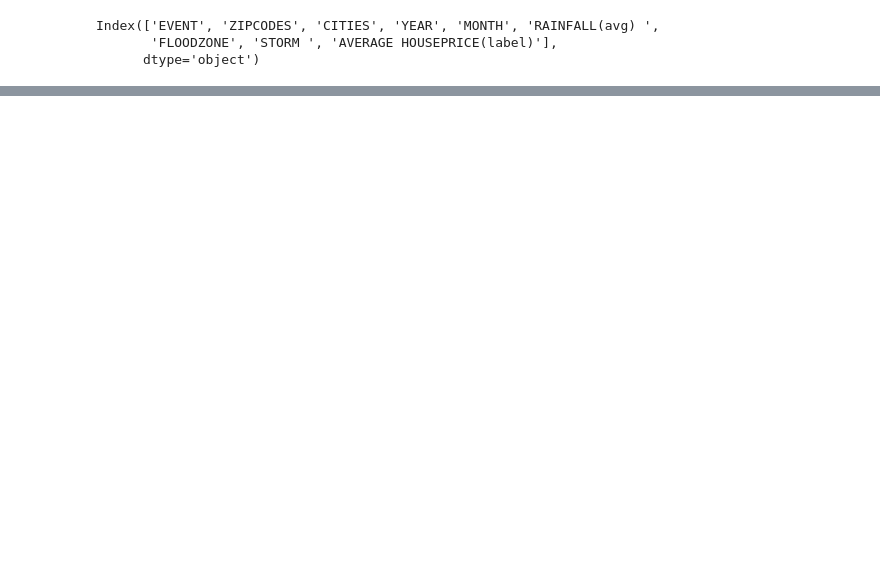
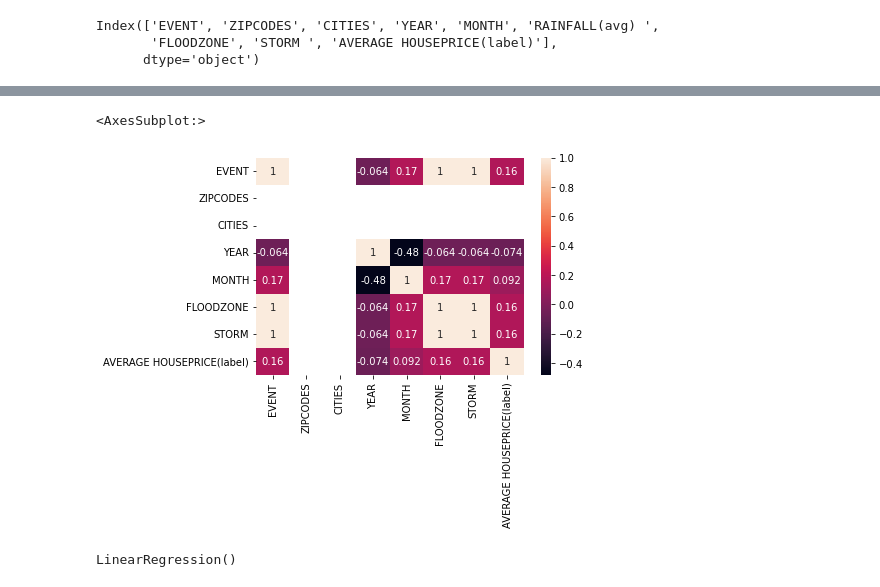
Before and after one commit to c-ramos/NJ_Flood_Risk_Capstone, a Jupyter notebook: NJCAPESTONE _HOUSEPRICE DATA.ipynb, the cells around one changed output, grey strips where cells are left out. Saved outputs shown, nothing was run; the diff lists cells and outputs as text; code cells hidden in the pictures; blank space fills up the shorter version.

Commit message:
explored the ML tool linear regression

```diff
--- a/NJCAPESTONE _HOUSEPRICE DATA.ipynb
+++ b/NJCAPESTONE _HOUSEPRICE DATA.ipynb
@@ -142,0 +203,5 @@ df
+# %%
+sns.heatmap(df.corr(),annot=True)
+# %% [output]
+<AxesSubplot:>
+[figure, added]
@@ -142,0 +220,4 @@ df
+# %%
+lm.fit(X_train, y_train)
+# %% [output]
+LinearRegression()
```
Also changed, not shown: parts of 15 cells of this notebook.
